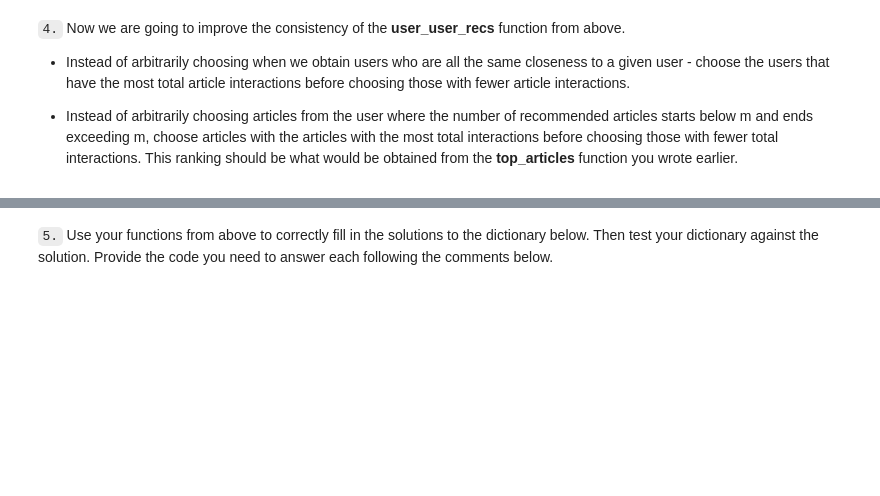
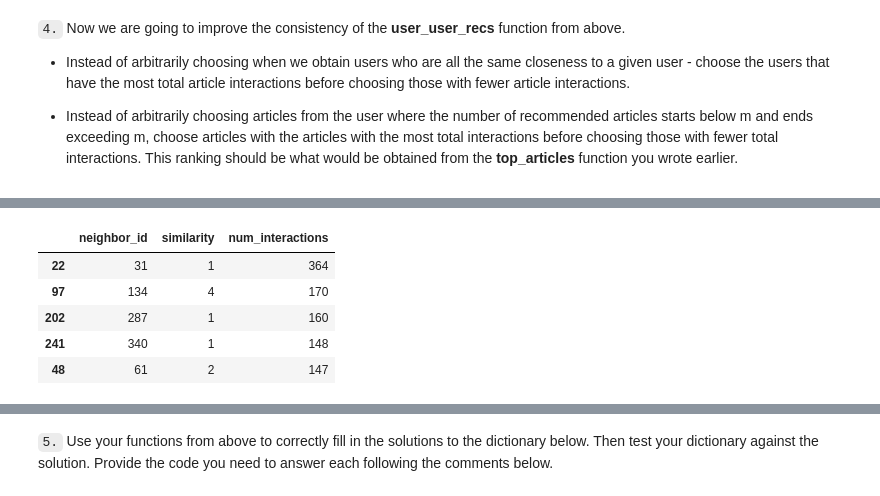
Before and after one commit to patlichengine/RecommendationEngine, a Jupyter notebook: Recommendations_with_IBM.ipynb, the cells around one changed output, grey strips where cells are left out. Cells and saved outputs as stored; diff of their text form; code cells hidden in the pictures; blank space fills up the shorter version.

```diff
--- a/Recommendations_with_IBM.ipynb
+++ b/Recommendations_with_IBM.ipynb
@@ -304,8 +313,22 @@ def create_user_item_matrix(df):
     Return a matrix with user ids as rows and article ids on the columns with 1 values where a user interacted with
     an article and a 0 otherwise
     '''
-    # create a dataframe and fillna with 0
-    user_item = df.groupby(['user_id', 'article_id']).agg(lambda x: 1).unstack().fillna(0)
+    # Remove duplicate and use pivot to reshape the dataframe
+    new_df = df.drop_duplicates()
+
+    #create a pivot table to reshape to a matrix form
+    try:
+        #user_item = new_df.pivot(index='user_id', columns='article_id', values='title')
+        new_df = df[['user_id', 'article_id']]
+        #create a column with 1 value where an interaction exist in the new dataframe
+        new_df['interaction'] = 1
+        user_item = new_df.groupby(['user_id', 'article_id'])['interaction'].apply(lambda x: x.max()).unstack()
+
+        #fill all NaN with 0
+        user_item.iloc[user_item.isnull()] = 0
+    except:
+        user_item = new_df.pivot(index='user_id', columns='article_id')
+
 
     return user_item # return the user_item matrix
 
@@ -486,3 +544,11 @@ If this is all you see, you passed all of our tests!  Nice job!
 
 
 * Instead of arbitrarily choosing articles from the user where the number of recommended articles starts below m and ends exceeding m, choose articles with the articles with the most total interactions before choosing those with fewer total interactions. This ranking should be  what would be obtained from the **top_articles** function you wrote earlier.
+# %%
+user_content_matrix = user_item.dot(np.transpose(user_item))
+current_user_content = user_content_matrix.loc[1, :]
+# %%
+similarity_df = pd.DataFrame(current_user_content[current_user_content.values>0])
+similarity_df.reset_index(level=0, inplace=True)
+similarity_df.rename(columns={"user_id": "neighbor_id", 1: "similarity"}, inplace=True)
+similarity_df.head()
@@ -488,0 +562,5 @@ If this is all you see, you passed all of our tests!  Nice job!
+# %%
+interaction_df = pd.DataFrame(df.groupby(by='user_id').count()['article_id'])
+interaction_df.reset_index(level=0, inplace=True)
+interaction_df.rename(columns = {'article_id': 'num_interactions'}, inplace=True)
+interaction_df.head()
@@ -489,3 +574,19 @@ If this is all you see, you passed all of our tests!  Nice job!
+# %%
+neighbors_df = pd.concat([similarity_df, interaction_df], axis=1, join="inner")
+del neighbors_df['user_id']
+neighbors_df = neighbors_df[neighbors_df['neighbor_id'] != 1].sort_values(['num_interactions', 'similarity'], ascending=[False, False])
+
+list(neighbors_df['neighbor_id'])
+
+neighbors_df.head()
+#len(close_user_ids)
+# %% [output]
+|  | neighbor_id | similarity | num_interactions |
+| 22 | 31 | 1 | 364 |
+| 97 | 134 | 4 | 170 |
+| 202 | 287 | 1 | 160 |
+| 241 | 340 | 1 | 148 |
+| 48 | 61 | 2 | 147 |
 # %%
 def get_top_sorted_users(user_id, df=df, user_item=user_item):
     '''
```
Also changed, not shown: parts of 71 cells of this notebook, 1 other file.
